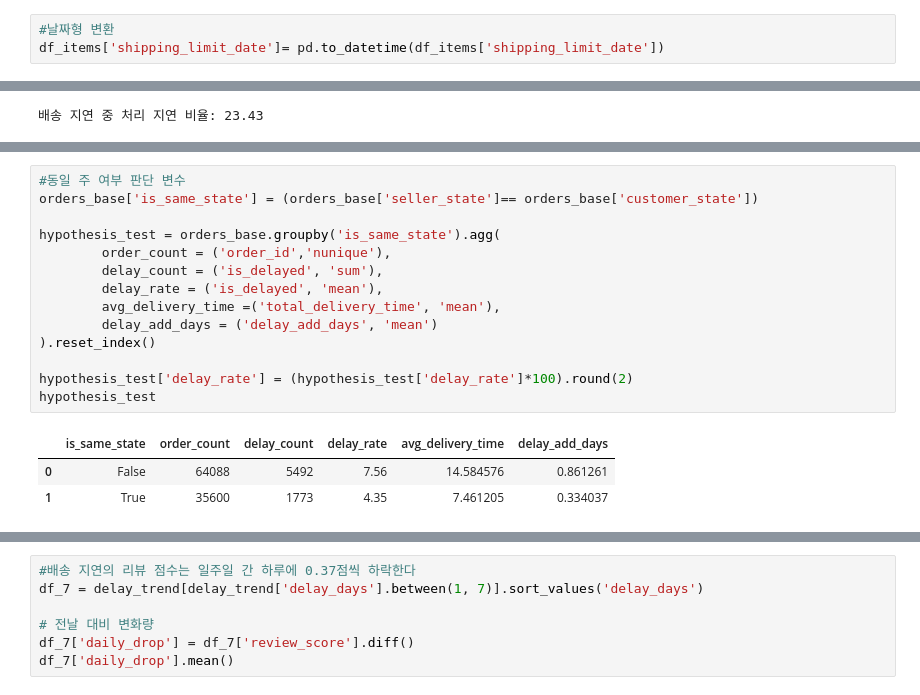
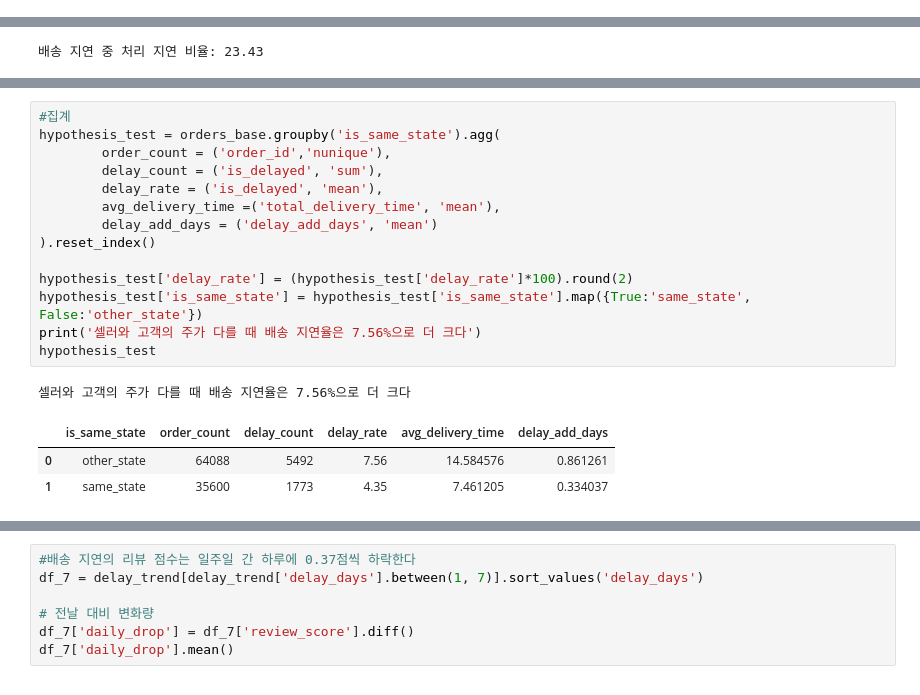
Before and after one commit to eunsung20311-dot/Olist-E-commerce-Analysis, a Jupyter notebook: 2.Hypothesis_Testing.ipynb, the cells around one changed output, grey strips where cells are left out. Saved outputs shown, nothing was run; the diff lists cells and outputs as text.

```diff
--- a/2.Hypothesis_Testing.ipynb
+++ b/2.Hypothesis_Testing.ipynb
@@ -39,7 +39,4 @@ Data columns (total 10 columns):
 dtypes: datetime64[ns](5), float64(1), int32(1), object(3)
 memory usage: 7.2+ MB
 None
-# %%
-#날짜형 변환
-df_items['shipping_limit_date']= pd.to_datetime(df_items['shipping_limit_date'])
 # %% [markdown]
@@ -157,19 +120,20 @@ orders_base
-# %%
-#동일 주 여부 판단 변수
-orders_base['is_same_state'] = (orders_base['seller_state']== orders_base['customer_state'])
-
-hypothesis_test = orders_base.groupby('is_same_state').agg(
-        order_count = ('order_id','nunique'),
-        delay_count = ('is_delayed', 'sum'),
-        delay_rate = ('is_delayed', 'mean'),
-        avg_delivery_time =('total_delivery_time', 'mean'),
-        delay_add_days = ('delay_add_days', 'mean')
-).reset_index()
-
-hypothesis_test['delay_rate'] = (hypothesis_test['delay_rate']*100).round(2)
-hypothesis_test
-# %% [output]
-|  | is_same_state | order_count | delay_count | delay_rate | avg_delivery_time | delay_add_days |
-| 0 | False | 64088 | 5492 | 7.56 | 14.584576 | 0.861261 |
-| 1 | True | 35600 | 1773 | 4.35 | 7.461205 | 0.334037 |
+# %%
+#집계
+hypothesis_test = orders_base.groupby('is_same_state').agg(
+        order_count = ('order_id','nunique'),
+        delay_count = ('is_delayed', 'sum'),
+        delay_rate = ('is_delayed', 'mean'),
+        avg_delivery_time =('total_delivery_time', 'mean'),
+        delay_add_days = ('delay_add_days', 'mean')
+).reset_index()
+
+hypothesis_test['delay_rate'] = (hypothesis_test['delay_rate']*100).round(2)
+hypothesis_test['is_same_state'] = hypothesis_test['is_same_state'].map({True:'same_state', False:'other_state'})
+print('셀러와 고객의 주가 다를 때 배송 지연율은 7.56%으로 더 크다')
+hypothesis_test
+# %% [output]
+셀러와 고객의 주가 다를 때 배송 지연율은 7.56%으로 더 크다
+|  | is_same_state | order_count | delay_count | delay_rate | avg_delivery_time | delay_add_days |
+| 0 | other_state | 64088 | 5492 | 7.56 | 14.584576 | 0.861261 |
+| 1 | same_state | 35600 | 1773 | 4.35 | 7.461205 | 0.334037 |
 # %%
```
Also changed, not shown: parts of 23 cells of this notebook.
